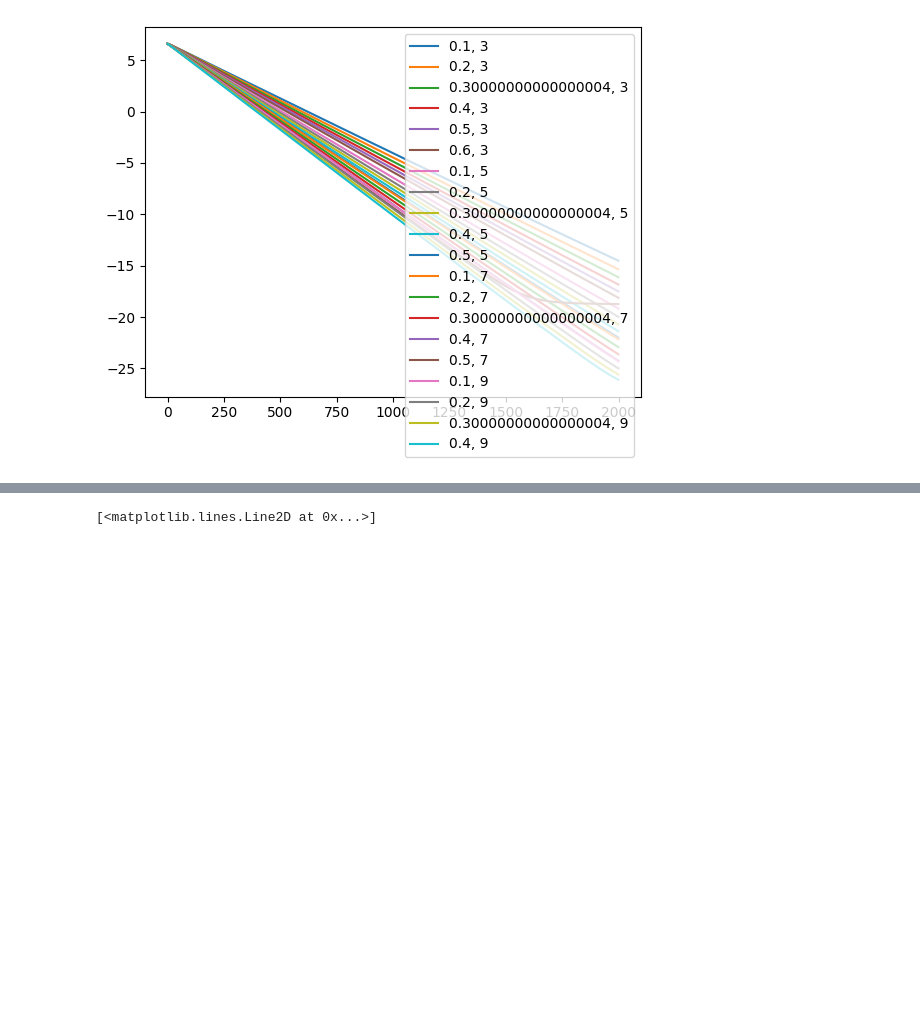
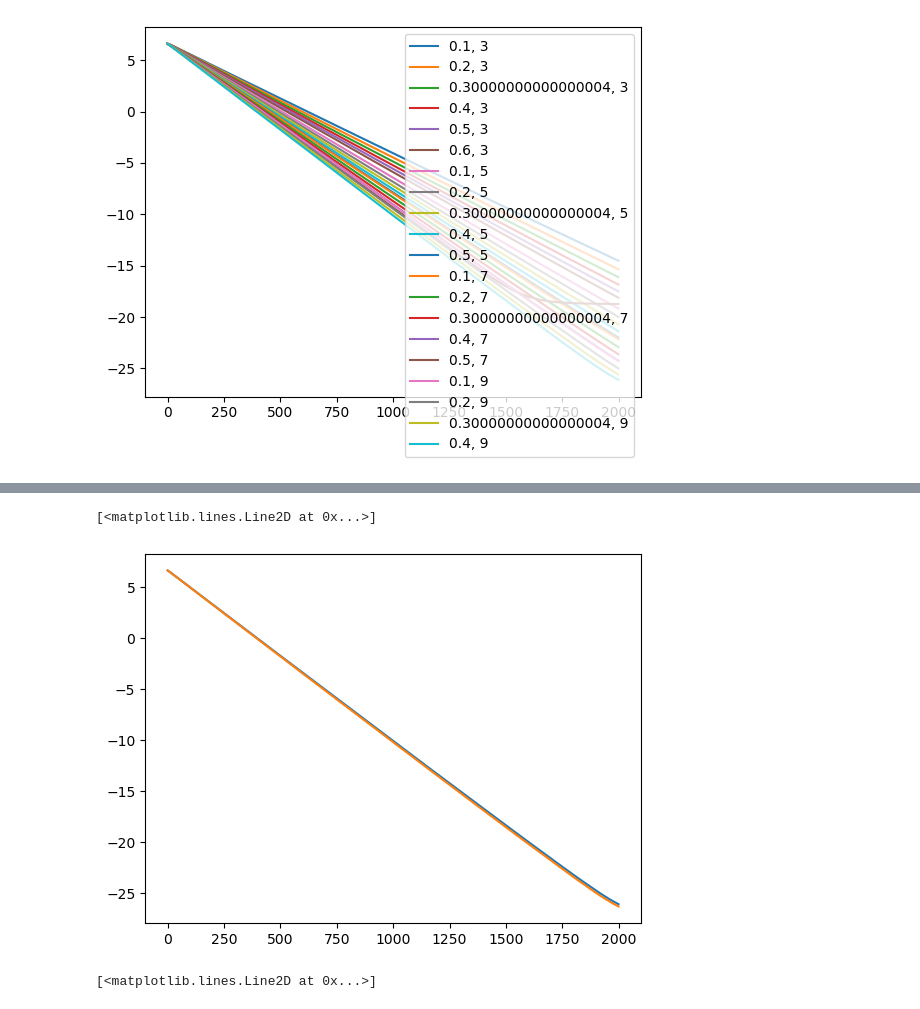
Before and after one commit to J-Hermant/Nesterov_Acceleration_Aiming_Condition, a Jupyter notebook: Wort_instance_pl.ipynb, the cells around one changed output, grey strips where cells are left out. Saved outputs shown, nothing was run; the diff lists cells and outputs as text; code cells hidden in the pictures; blank space fills up the shorter version.

```diff
--- a/Wort_instance_pl.ipynb
+++ b/Wort_instance_pl.ipynb
@@ -290,3 +293,9 @@ plt.plot(corr_nag)
+# %%
+plt.plot(np.log(f_nag))
+plt.plot(np.log(f_gd))
+# %% [output]
+[<matplotlib.lines.Line2D at 0x...>]
+[figure, added]
 # %%
 plt.plot(np.log(f_nag))
 plt.plot(np.log(f_gd))
```
Also changed, not shown: parts of 4 cells of this notebook, 2 other files.
